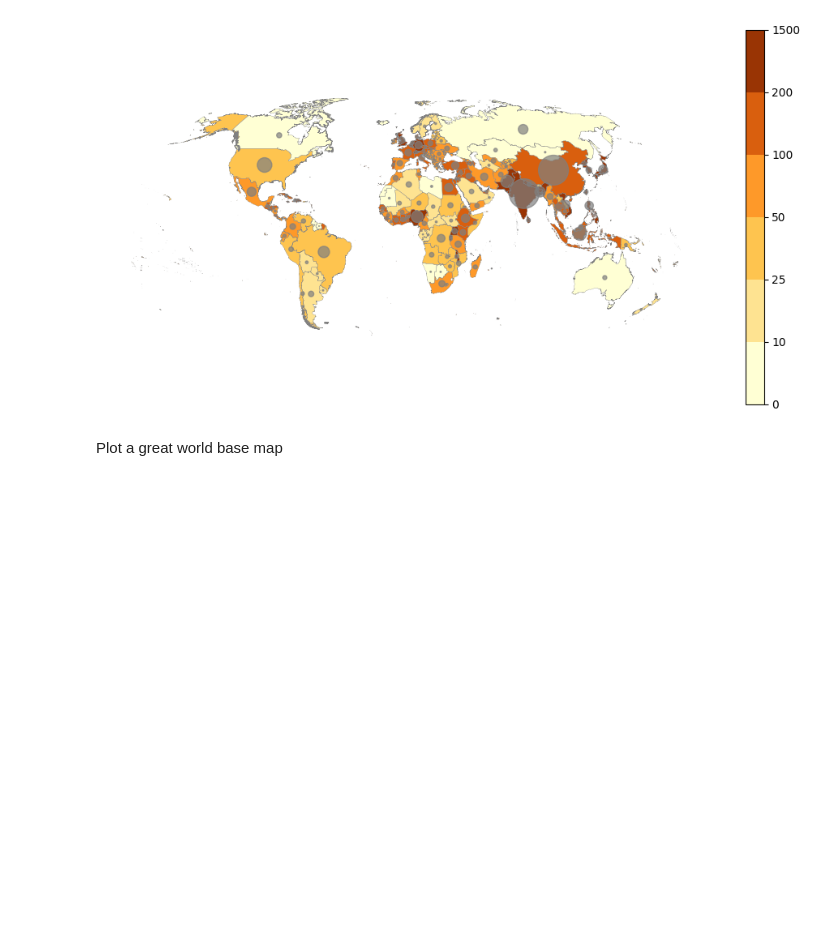
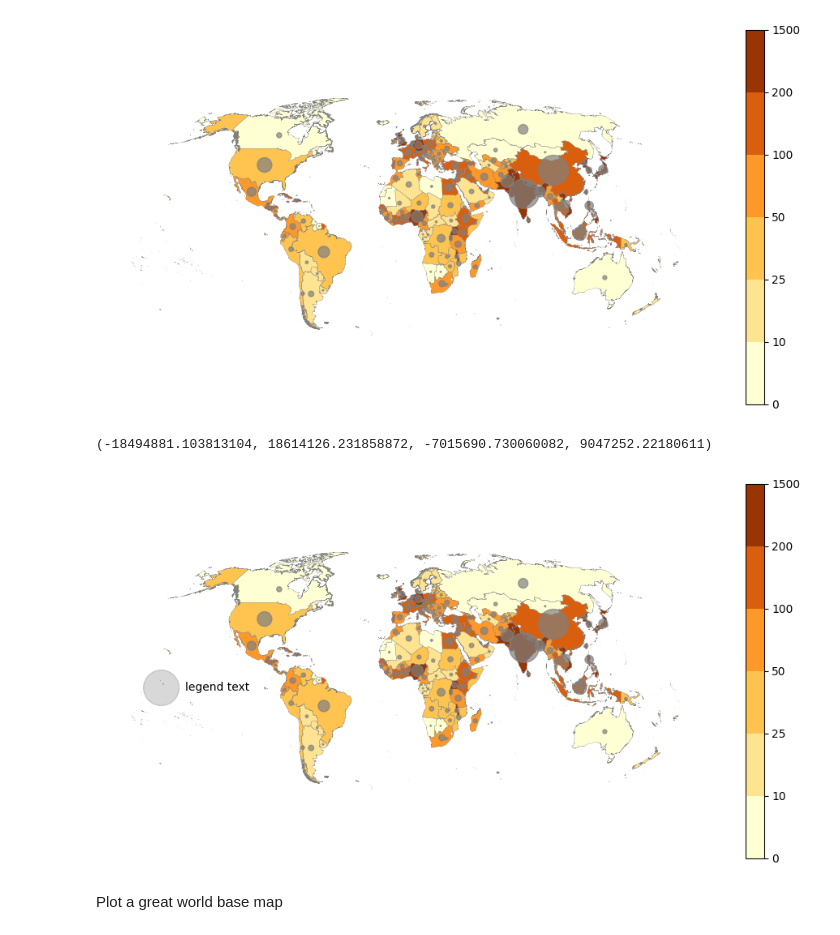
Before and after one commit to marcinszwagrzyk/Geo_Python_Ukraine_2024, a Jupyter notebook: 2_World_map.ipynb, the cells around one changed output. Saved outputs shown, nothing was run; the diff lists cells and outputs as text; code cells hidden in the pictures; blank space fills up the shorter version.

```diff
--- a/2_World_map.ipynb
+++ b/2_World_map.ipynb
@@ -137,18 +137,21 @@ ax.axis('off')
 # %%
 fig, ax = plt.subplots(figsize=(12,6))
 
 levels = [0, 10, 25, 50, 100, 200, 1500]
 colors = ['#ffffd4', '#fee391', '#fec44f', '#fe9929', '#d95f0e', '#993404']
 cmap, norm = matplotlib.colors.from_levels_and_colors(levels, colors)
 
 gdf_cntrs_pop.plot(column='pop_relative', cmap=cmap, norm=norm, ax=ax, legend=True)
 gdf_cntrs_pop.boundary.plot(linewidth=0.2, color='gray', ax=ax)
 gdf_cntrs_centr.plot(markersize=gdf_cntrs_centr['Population']/2_000_000, legend=True,
                                    alpha=0.7, color='gray', ax=ax)
 
 circle = ax.scatter(-15_000_000, 0, s=1000, marker='o', color='gray', alpha=0.3)
-ax.text(-14_000_000, 0, 'legend text', fontsize=10)
+ax.text(-13_500_000, -200_000, 'legend text', fontsize=10)
 ax.axis('off')
+# %% [output]
+(-18494881.103813104, 18614126.231858872, -7015690.730060082, 9047252.22180611)
+[figure, added]
 # %% [markdown]
 Plot a great world base map
 # %%
```
Also changed, not shown: parts of 3 cells of this notebook, 2 other files.
